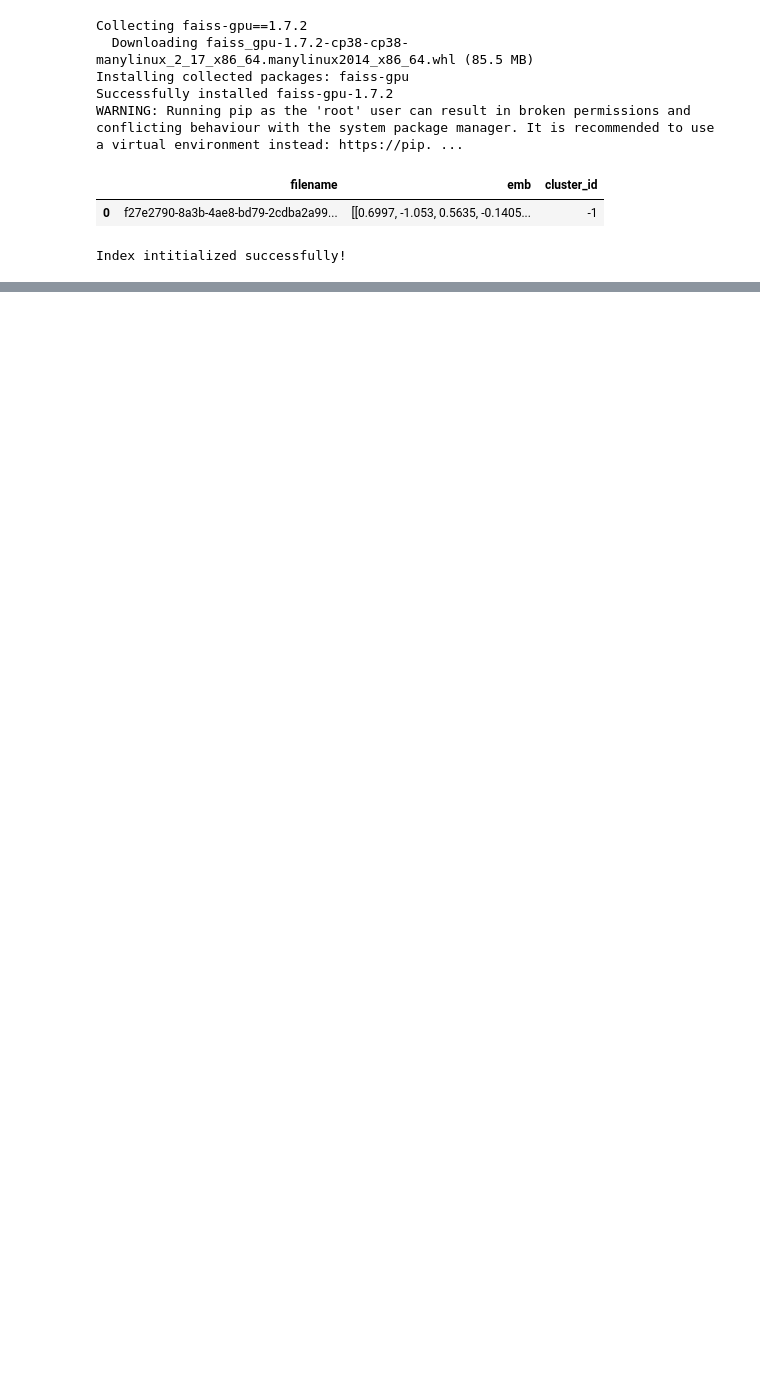
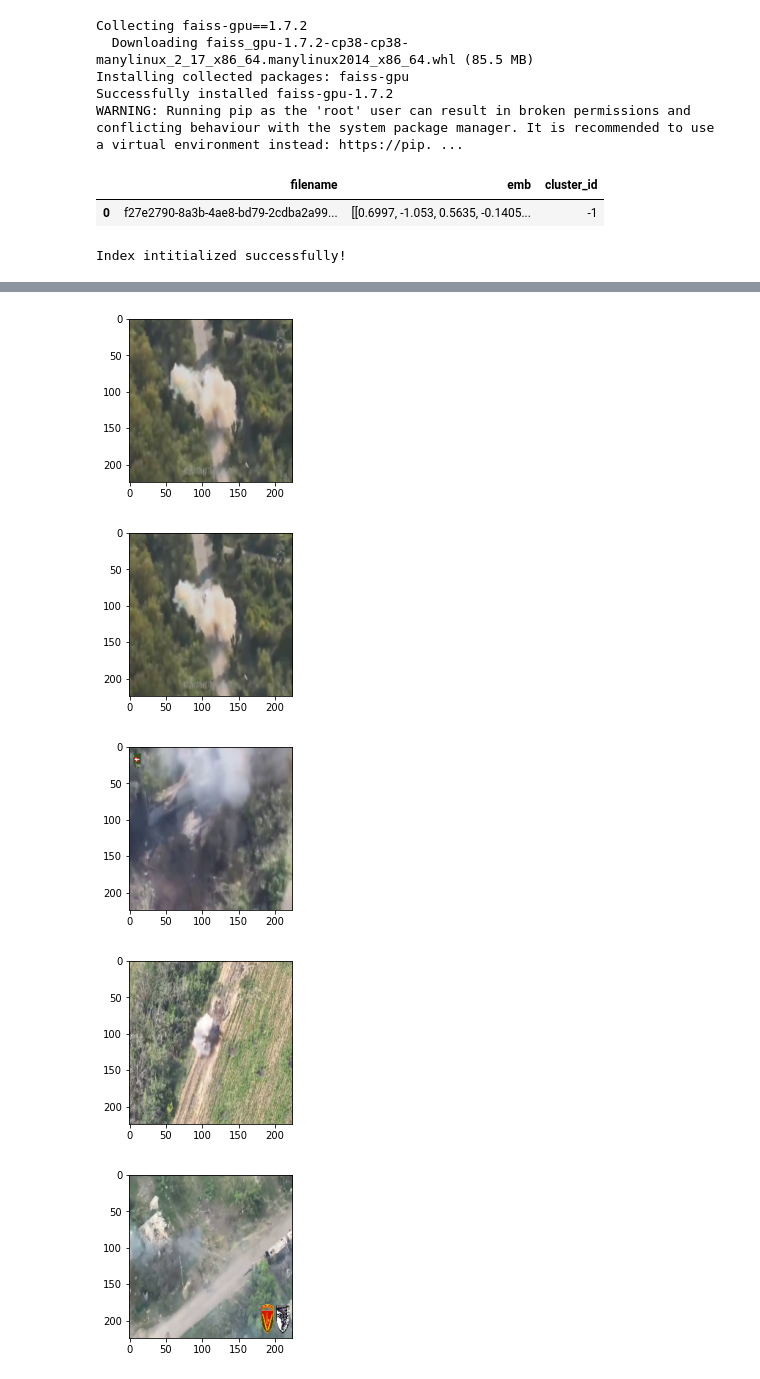
Before and after one commit to animtel/cv-22, a Jupyter notebook: notebooks/image_retrieval/03_image_retrieval.ipynb, the cells around one changed output, grey strips where cells are left out. Drawn from its saved outputs; the diff is of its cells as text; code cells hidden in the pictures; blank space fills up the shorter version.

```diff
--- a/notebooks/image_retrieval/03_image_retrieval.ipynb
+++ b/notebooks/image_retrieval/03_image_retrieval.ipynb
@@ -67,7 +69,7 @@ class FaissIndexer:
         embs: list of torch embs, with dimension D
         top_k: how many to take
         """
-        embeddings = docs.embeddings
+        embeddings = embs
 
         D, I = self.index.search(embeddings, k=len(self.embs))
 
@@ -81,12 +83,12 @@ class FaissIndexer:
 
             matched_imgs = []
             for _id, _score in zip(top_ids, top_scores):
-                match_doc = {
+                match_img = {
                     "id":_id,
                     "full_path": str(self.reference_dir/_id),
                     "score": _score
                 }
-                matched_docs.append(match_doc)
+                matched_imgs.append(match_img)
 
             return matched_imgs
 # %%
@@ -96,2 +107,13 @@ Index intitialized successfully!
+# %%
+search_results = indexer.search(emb2find)
 # %%
-indexer.search()
+for i in search_results:
+    plt.figure(figsize=(3, 3))
+    plt.imshow(Image.open(i['full_path']))
+    plt.show()
+# %% [output]
+[figure, added]
+[figure, added]
+[figure, added]
+[figure, added]
+[figure, added]
```
Also changed, not shown: parts of 3 cells of this notebook.
